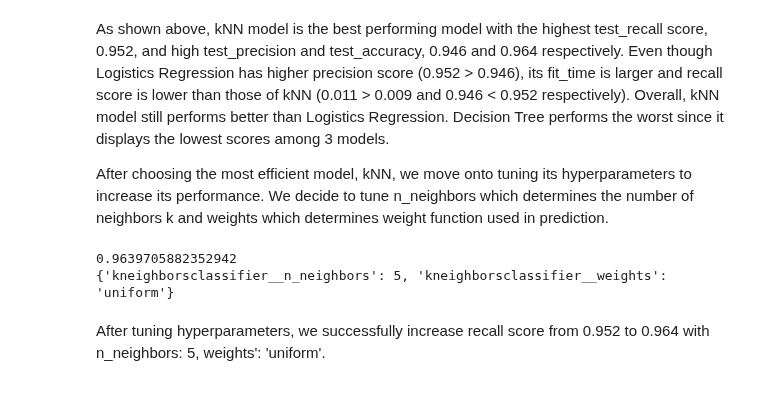
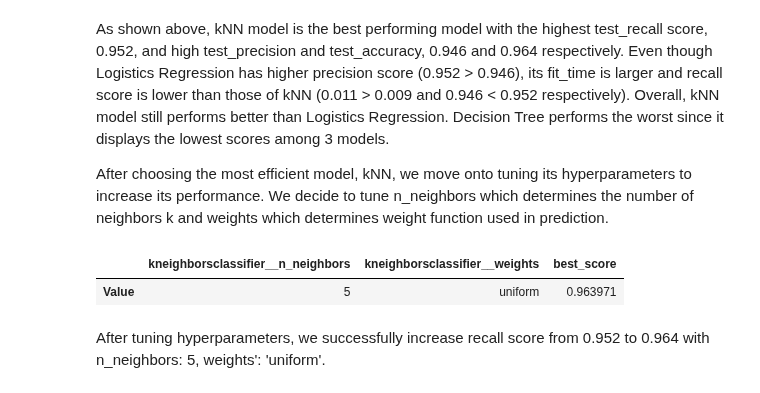
Before and after one commit to DSCI-310/DSCI-310-Group-5, a Jupyter notebook: notebooks/breast_cancer_prediction.ipynb, the cells around one changed output. Cells and saved outputs as stored; diff of their text form; code cells hidden in the pictures.

Commit message:
updated files with usage of tuned_para_table

```diff
--- a/notebooks/breast_cancer_prediction.ipynb
+++ b/notebooks/breast_cancer_prediction.ipynb
@@ -239,20 +240,18 @@ After choosing the most efficient model, kNN, we move onto tuning its hyperparam
 # %%
 np.random.seed(123)
 
 search = GridSearchCV(pipe_knn,
                       param_grid={'kneighborsclassifier__n_neighbors': range(1, 50),
                                   'kneighborsclassifier__weights': ['uniform', 'distance']},
                       cv=10,
                       n_jobs=-1,
                       scoring="recall",
                       return_train_score=True)
 
-search.fit(X_train, y_train)
-print(search.best_score_)
-print(search.best_params_)
+tuned_para_table(search, X_train, y_train)
 # %% [output]
-0.9639705882352942
-{'kneighborsclassifier__n_neighbors': 5, 'kneighborsclassifier__weights': 'uniform'}
+|  | kneighborsclassifier__n_neighbors | kneighborsclassifier__weights | best_score |
+| Value | 5 | uniform | 0.963971 |
 # %% [markdown]
 After tuning hyperparameters, we successfully increase recall score from 0.952 to 0.964 with n_neighbors: 5, weights': 'uniform'.
 # %% [markdown]
```
Also changed, not shown: parts of 2 cells of this notebook, 1 other file.
